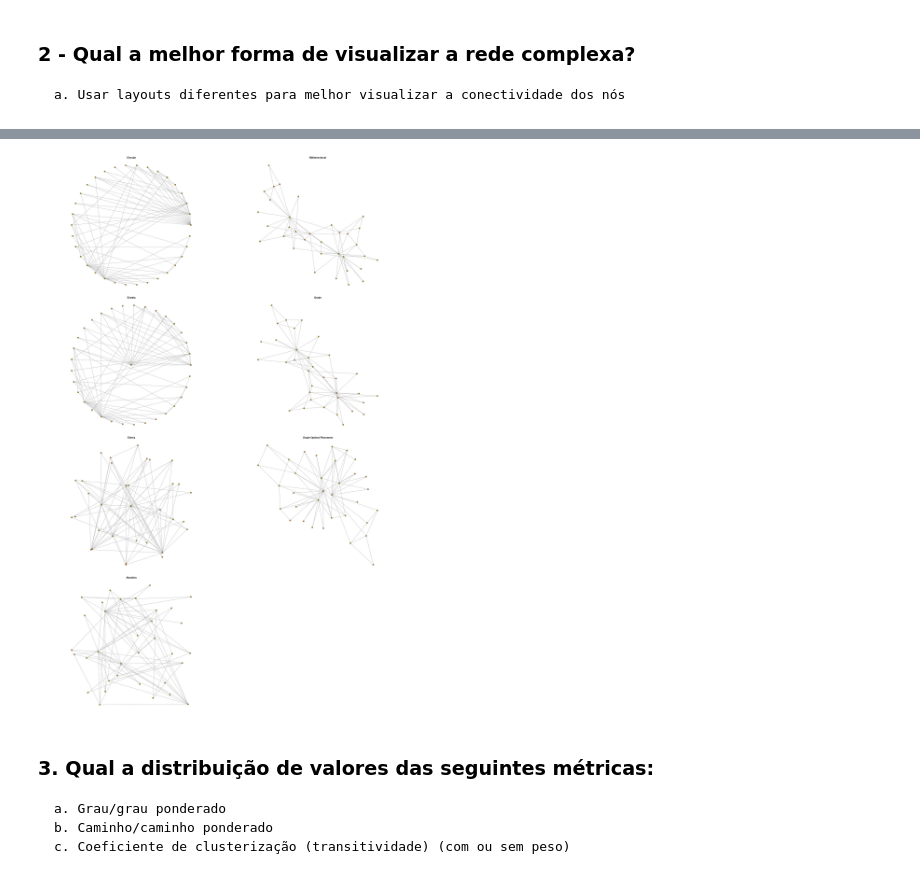
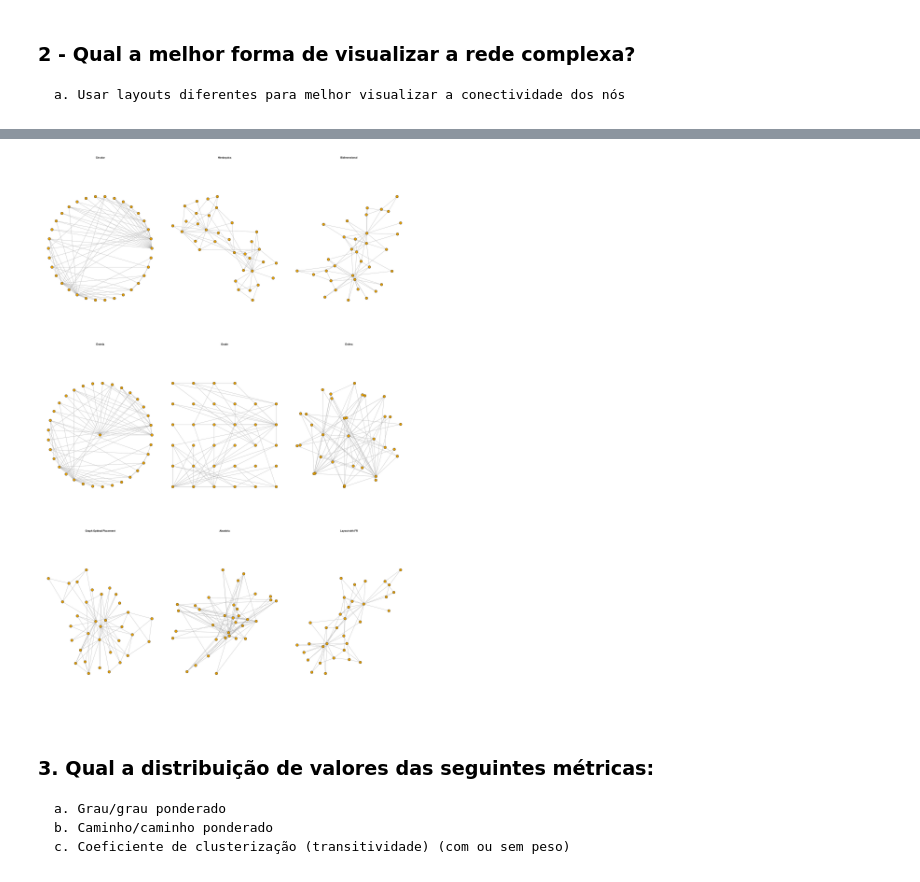
Before and after one commit to dsgaldino/Metodos_Analiticos_Redes_Sociais, a Jupyter notebook: karatekas_zachary.ipynb, the cells around one changed output, grey strips where cells are left out. Saved outputs shown, nothing was run; the diff lists cells and outputs as text; code cells hidden in the pictures.

```diff
--- a/karatekas_zachary.ipynb
+++ b/karatekas_zachary.ipynb
@@ -54,6 +37,9 @@ zachary <- read.graph('zachary.txt', 'ncol', directed = FALSE)
 # %%
 # Cópias da rede e dos nós
 arch_copy <- zachary
+# %%
+ slabel <- NA #sem_label
+ vsize <- 5
 # %% [markdown]
 ## Respostas
 # %% [markdown]
@@ -140,41 +155,43 @@ plot(arch_copy, layout = layout_with_fr(arch_copy), vertex.label = NA, main = "L
 # %%
- # Definção do layout de plotagem como uma matriz de 3x3 e ajuste o tamanho das figuras
-par(mfrow = c(4, 2), mar = c(2, 2, 2, 2))
+# Definção do layout de plotagem como uma matriz de 3x3 e ajuste o tamanho das figuras
+par(mfrow = c(3, 3), mar = c(2, 2, 2, 2))
 
 # Tamanho das figuras
 options(repr.plot.width = 20, repr.plot.height = 30)
 
 # Representação Circular
-plot(arch_copy, layout = layout_in_circle(arch_copy), vertex.label = NA, main = "Circular")
+plot(arch_copy, layout = layout_in_circle, vertex.label=slabel, vertex.size=vsize, main = "Circular")
 
 # Representação Hierárquica
-#plot(arch_copy, layout = layout_with_dh(arch_copy), vertex.label = NA, main = "Hierárquica")
+plot(arch_copy, layout = layout_with_dh, vertex.label=slabel, vertex.size=vsize, main = "Hierárquica")
 
 # Representação Bidimensional (Default)
-plot(arch_copy, layout = layout_with_fr(arch_copy), vertex.label = NA, main = "Bidimensional")
+plot(arch_copy, layout = layout_with_fr, vertex.label=slabel, vertex.size=vsize, main = "Bidimensional")
 
 # Representação em Estrela (destacando um nó central)
-central_node <- V(arch_copy)[1]
-plot(arch_copy, layout = layout_as_star(arch_copy, center = central_node), vertex.label = NA, main = "Estrela")
+#central_node <- V(arch_copy)[1]
+plot(arch_copy, layout = layout_as_star, vertex.label=slabel, vertex.size=vsize, main = "Estrela")
 
 # Representação em Grade
-plot(arch_copy, layout = layout_nicely(arch_copy), vertex.label = NA, main = "Grade")
+plot(arch_copy, layout = layout.grid, vertex.label=slabel, vertex.size=vsize, main = "Grade")
 
 # Representação em Esfera
-plot.igraph(arch_copy, layout = layout_on_sphere(arch_copy), vertex.label = NA, main = "Esfera")
+plot.igraph(arch_copy, layout = layout_on_sphere, vertex.label=slabel, vertex.size=vsize, main = "Esfera")
 
 # Representação Graph Optimal Placement
-plot(arch_copy, layout = layout_with_gem(arch_copy), vertex.label = NA, main = "Graph Optimal Placement")
+plot(arch_copy, layout = layout.gem, vertex.label=slabel, vertex.size=vsize, main = "Graph Optimal Placement")
 
 # Representação Aleatória
-set.seed(123)  # Semente para reproducibilidade
-plot(arch_copy, layout = layout_randomly(arch_copy), vertex.label = NA, main = "Aleatória")
+plot(arch_copy, layout = layout_randomly, vertex.label=slabel, vertex.size=vsize, main = "Aleatória")
+
+# Ajuste do layout usando "layout with fr"
+plot(arch_copy, layout = layout_with_fr, vertex.label=slabel, vertex.size=vsize, main = "Layout with FR")
 
 # Redefinição d layout de plotagem para o padrão (1x1) para futuras visualizações
 par(mfrow = c(1, 1), mar = c(5.1, 4.1, 4.1, 2.1))
 options(repr.plot.width = 6, repr.plot.height = 4)
 # %% [output]
-[figure, old version]
+[figure, new version]
 # %% [markdown]
 ### 3. Qual a distribuição de valores das seguintes métricas:
     a. Grau/grau ponderado
```
Also changed, not shown: parts of 15 cells of this notebook.
